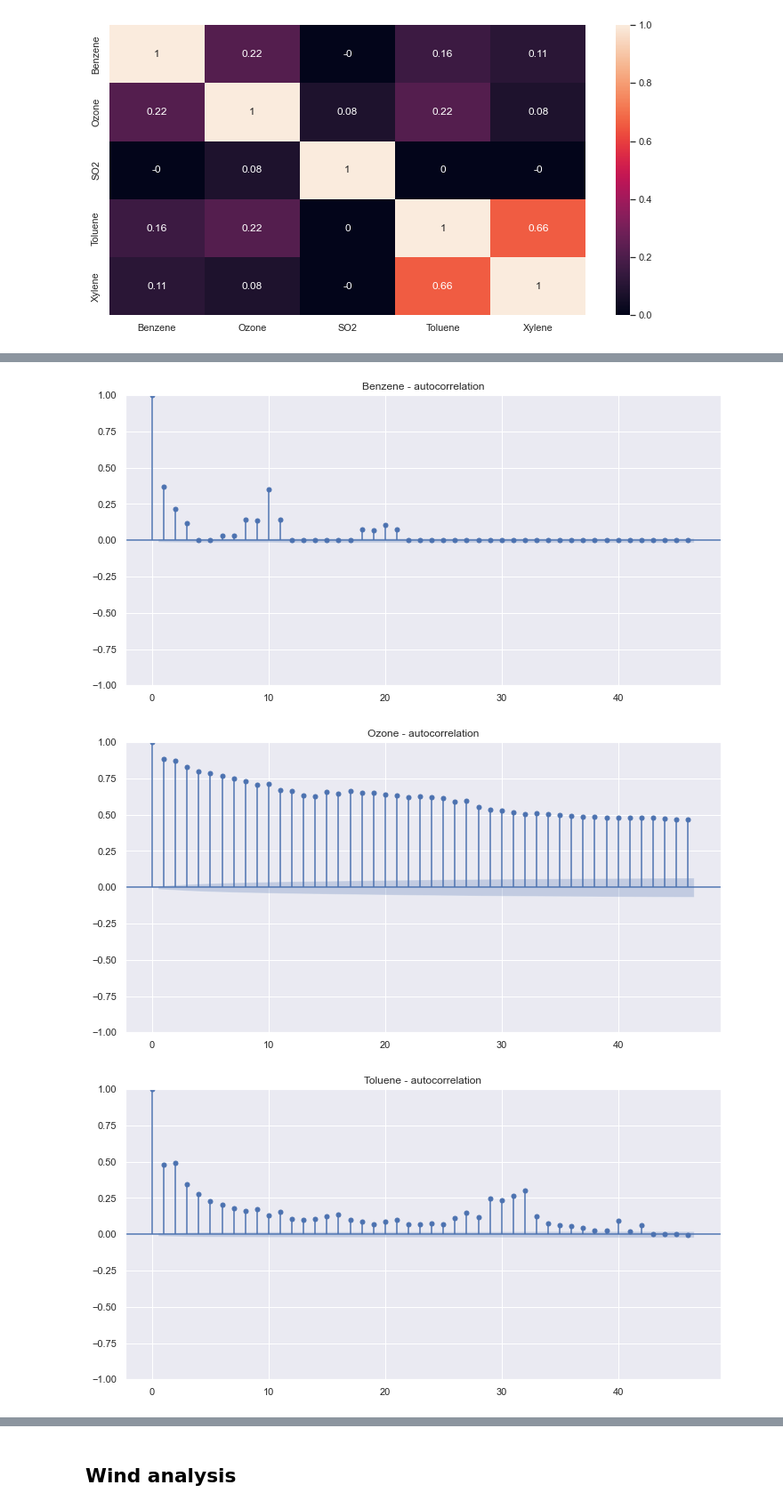
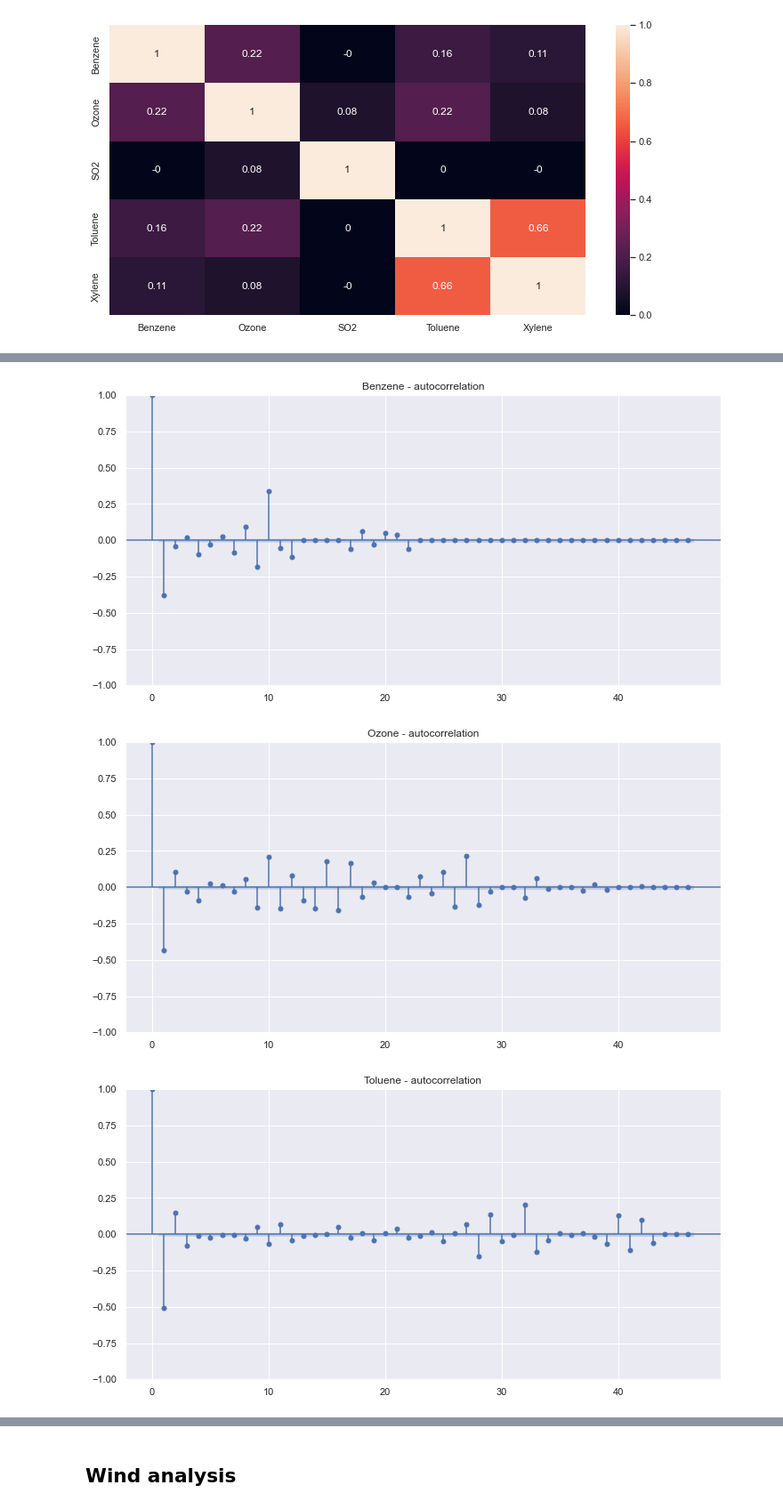
Before and after one commit to joanlenczuk/forecasting-pollution, a Jupyter notebook: Pollution forecasting EDA.ipynb, the cells around one changed output, grey strips where cells are left out. Shown at 89% size. Cells and saved outputs as stored; diff of their text form; code cells hidden in the pictures.

```diff
--- a/Pollution forecasting EDA.ipynb
+++ b/Pollution forecasting EDA.ipynb
@@ -205,3 +205,8 @@ plt.title("Pollutants' values over time - w/o extreme values")
 plt.legend();
 # %% [output]
 [figure]
+# %%
+#skeweness
+for val in df.columns[1:6]:
+    fig, ax = plt.subplots(1,1, figsize=(15, 6))
+    fig = sns.kdeplot(df[val], shade=True)
@@ -213,0 +234,5 @@ sns.heatmap(data=df[['Benzene', 'Ozone', 'SO2', 'Toluene', 'Xylene']].corr().rou
+# %%
+stationary_df = df.set_index('Date')[['Benzene', 'Ozone', 'Toluene', 'Xylene']].diff(periods=1)
+# %%
+stationary_df.dropna(inplace=True)
+stationary_df.head()
@@ -214,9 +256,9 @@ sns.heatmap(data=df[['Benzene', 'Ozone', 'SO2', 'Toluene', 'Xylene']].corr().rou
 # %%
 #autocorrelation
 for val in ['Benzene', 'Ozone', 'Toluene', 'Xylene']:
-    plot_acf(df[['Date', val]].set_index('Date'))
+    plot_acf(stationary_df[[val]])
     plt.title(f'{val} - autocorrelation')
 # %% [output]
-[figure, old version]
+[figure, new version]
-[figure, old version]
+[figure, new version]
-[figure, old version]
+[figure, new version]
```
Also changed, not shown: parts of 24 cells of this notebook.
